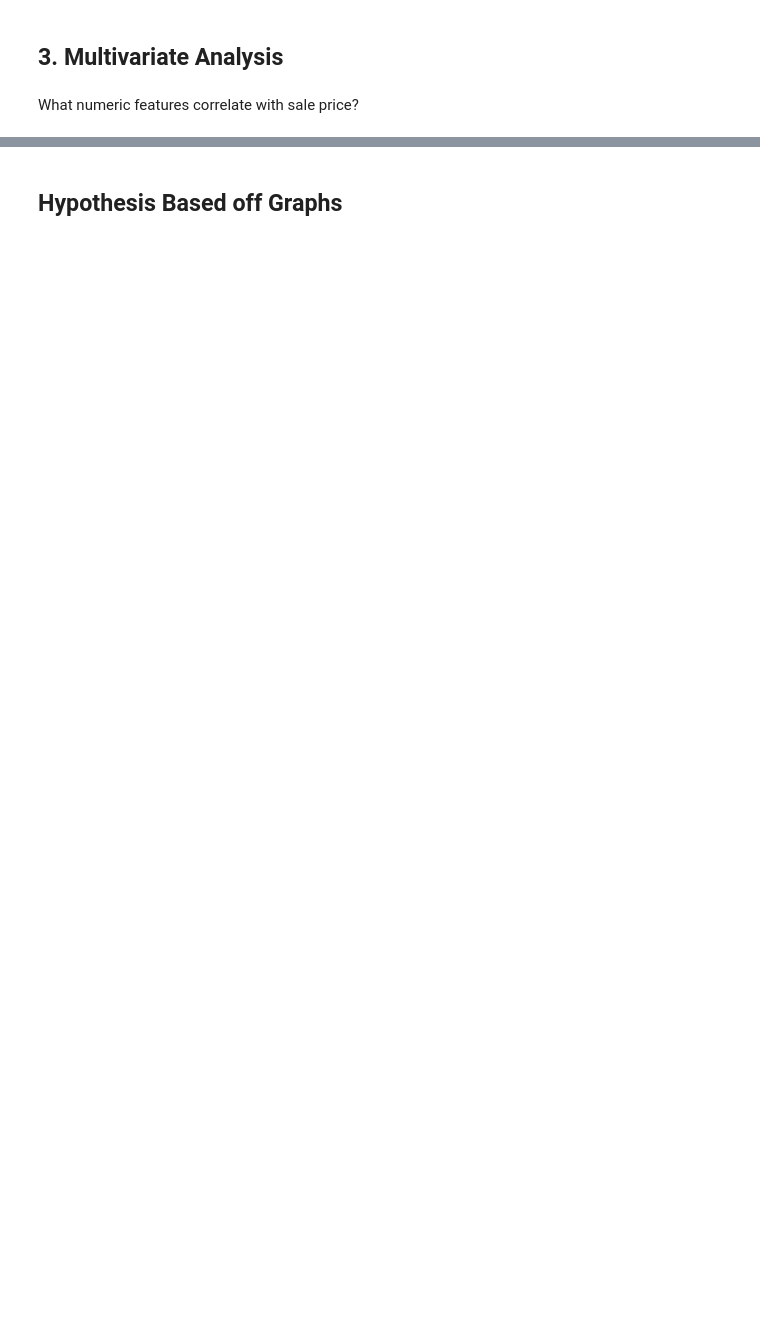
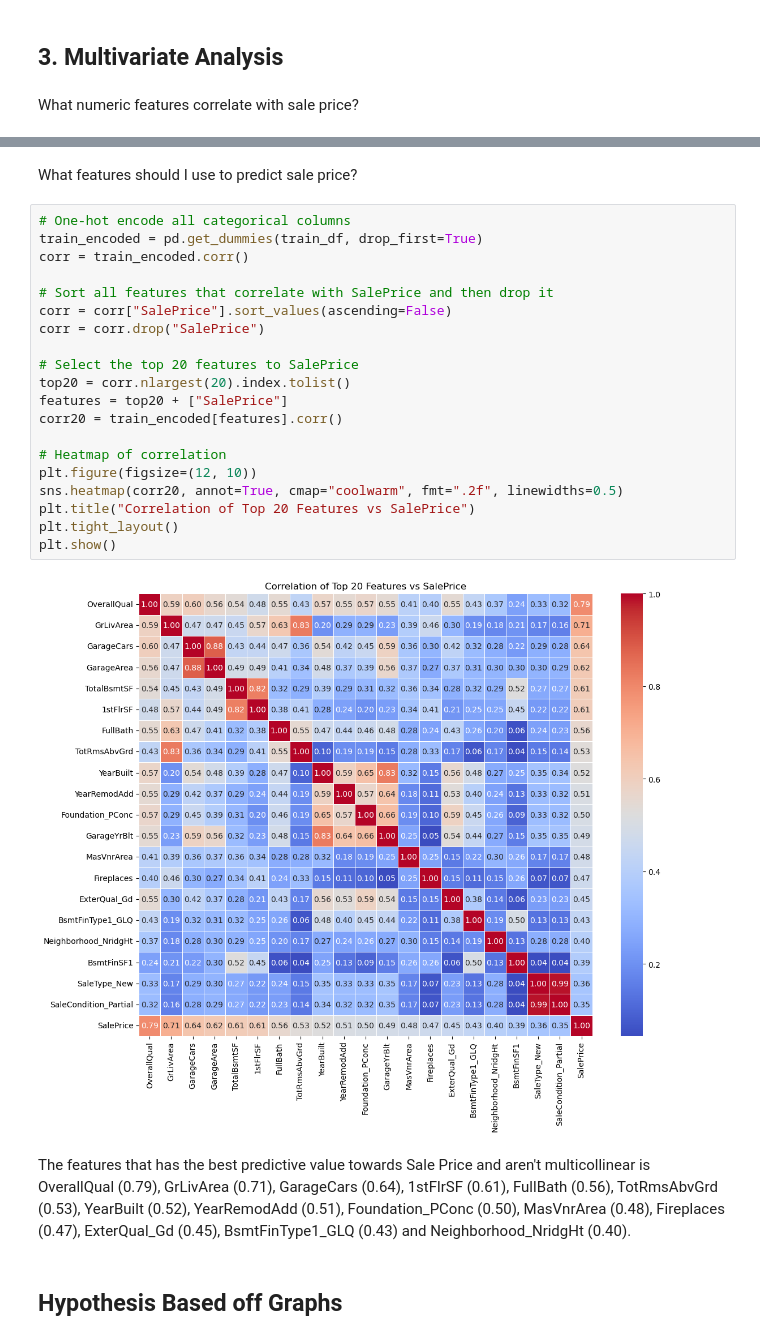
Before and after one commit to khadazhaia/house-prices-regression, a Jupyter notebook: code/01eda.ipynb, the cells around one changed output, grey strips where cells are left out. Saved outputs shown, nothing was run; the diff lists cells and outputs as text; blank space fills up the shorter version.

```diff
--- a/code/01eda.ipynb
+++ b/code/01eda.ipynb
@@ -421,3 +373,29 @@ The strongest correlation of sale price is OverallQual, GrLivArea, GarageCars, G
+# %% [markdown]
+ What features should I use to predict sale price?
+# %%
+# One-hot encode all categorical columns
+train_encoded = pd.get_dummies(train_df, drop_first=True)
+corr = train_encoded.corr()
+
+# Sort all features that correlate with SalePrice and then drop it
+corr = corr["SalePrice"].sort_values(ascending=False)
+corr = corr.drop("SalePrice")
+
+# Select the top 20 features to SalePrice
+top20 = corr.nlargest(20).index.tolist()
+features = top20 + ["SalePrice"]
+corr20 = train_encoded[features].corr()
+
+# Heatmap of correlation
+plt.figure(figsize=(12, 10))
+sns.heatmap(corr20, annot=True, cmap="coolwarm", fmt=".2f", linewidths=0.5)
+plt.title("Correlation of Top 20 Features vs SalePrice")
+plt.tight_layout()
+plt.show()
+# %% [output]
+[figure, added]
+# %% [markdown]
+The features that has the best predictive value towards Sale Price and aren't multicollinear is  OverallQual (0.79), GrLivArea (0.71), GarageCars (0.64), 1stFlrSF (0.61), FullBath (0.56), TotRmsAbvGrd (0.53), YearBuilt (0.52), YearRemodAdd (0.51), Foundation_PConc (0.50), MasVnrArea (0.48), Fireplaces (0.47), ExterQual_Gd (0.45), BsmtFinType1_GLQ (0.43) and Neighborhood_NridgHt (0.40).
 # %% [markdown]
 ## Hypothesis Based off Graphs
 # %% [markdown]
```
Also changed, not shown: parts of 25 cells of this notebook.
